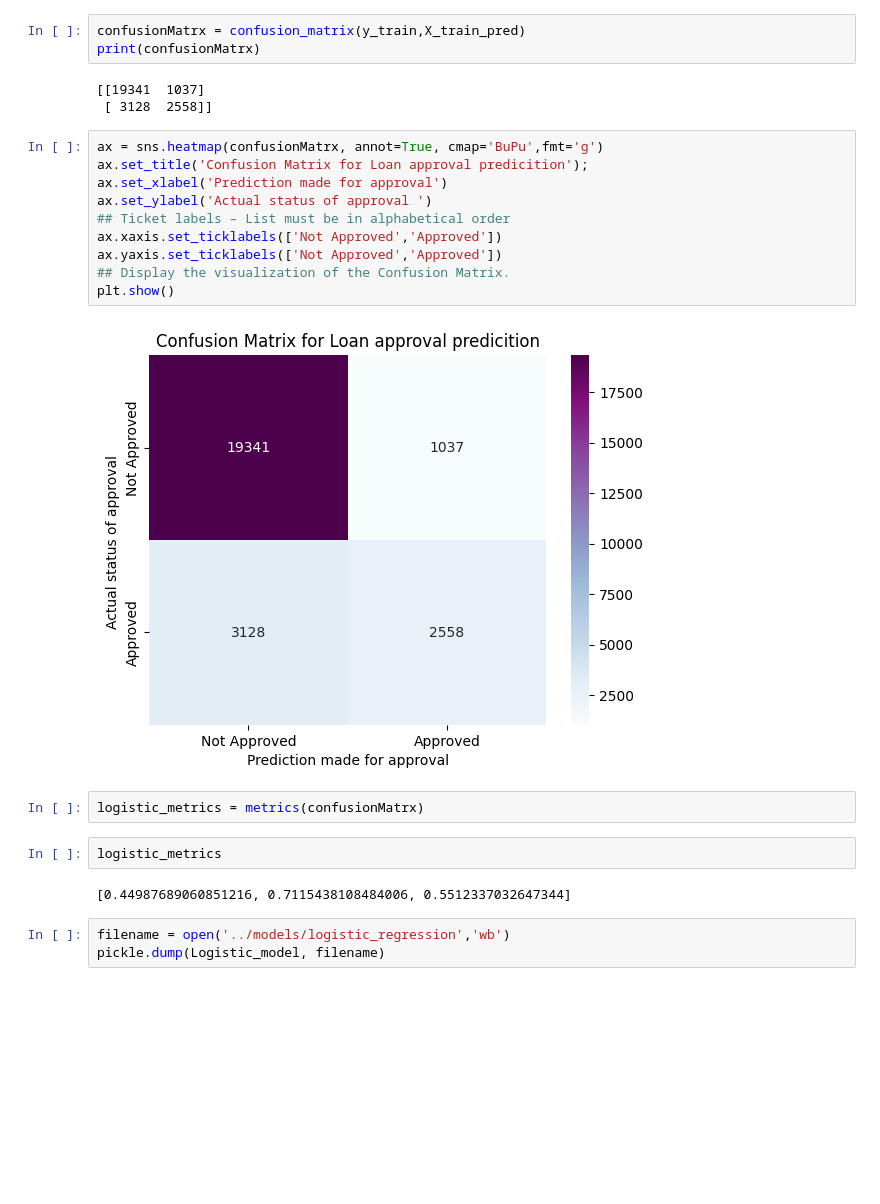
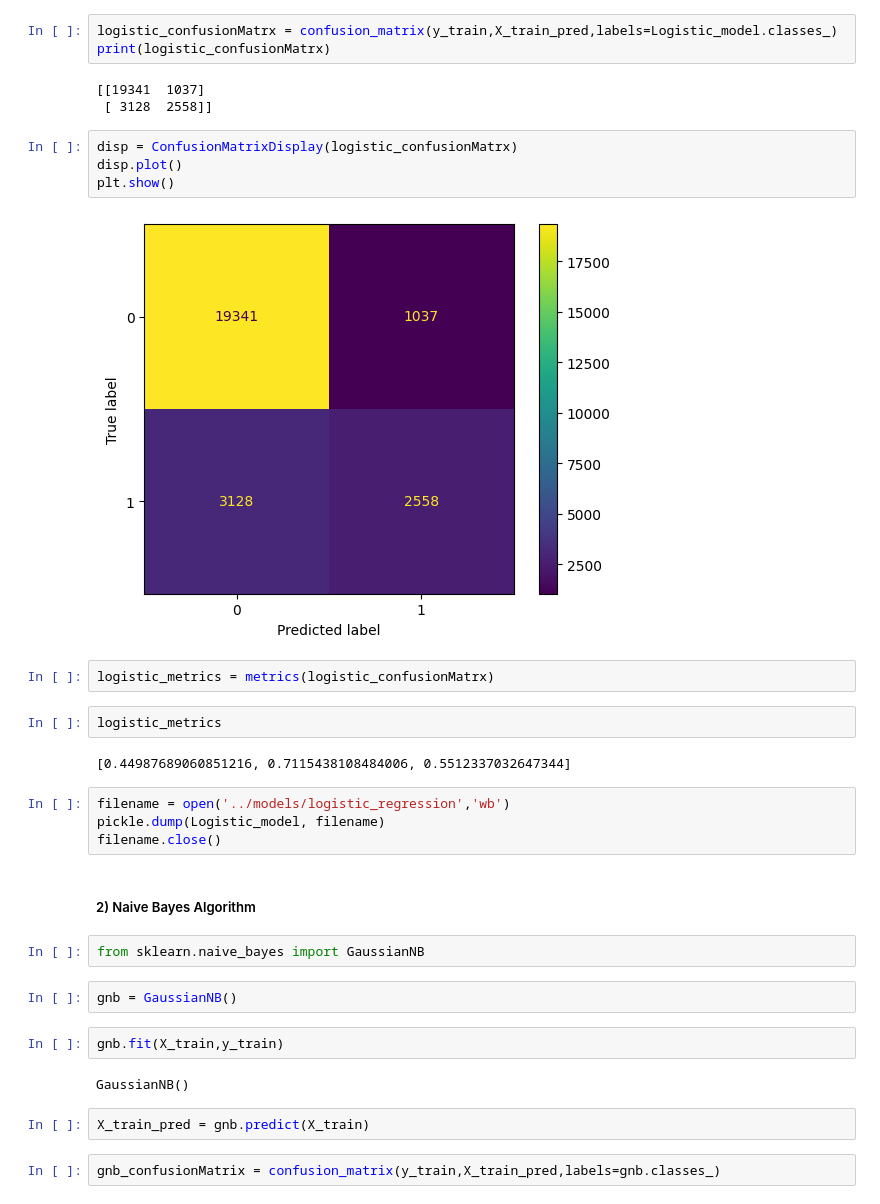
Before and after one commit to Prithvi2310/Loan-Approval-Prediction, a Jupyter notebook: ipynb files/training.ipynb, the cells around one changed output. Drawn from its saved outputs; the diff is of its cells as text; blank space fills up the shorter version.

Commit message:
2 models done

```diff
--- a/ipynb files/training.ipynb
+++ b/ipynb files/training.ipynb
@@ -54,25 +55,19 @@ LogisticRegression()
 # %%
 X_train_pred = Logistic_model.predict(X_train)
 # %%
-confusionMatrx = confusion_matrix(y_train,X_train_pred)
-print(confusionMatrx)
+logistic_confusionMatrx = confusion_matrix(y_train,X_train_pred,labels=Logistic_model.classes_)
+print(logistic_confusionMatrx)
 # %% [output]
 [[19341  1037]
  [ 3128  2558]]
-# %%
-ax = sns.heatmap(confusionMatrx, annot=True, cmap='BuPu',fmt='g')
-ax.set_title('Confusion Matrix for Loan approval predicition');
-ax.set_xlabel('Prediction made for approval')
-ax.set_ylabel('Actual status of approval ')
-## Ticket labels – List must be in alphabetical order
-ax.xaxis.set_ticklabels(['Not Approved','Approved'])
-ax.yaxis.set_ticklabels(['Not Approved','Approved'])
-## Display the visualization of the Confusion Matrix.
-plt.show()
-# %% [output]
-[figure, removed]
+# %%
+disp = ConfusionMatrixDisplay(logistic_confusionMatrx)
+disp.plot()
+plt.show()
+# %% [output]
+[figure, added]
 # %%
-logistic_metrics = metrics(confusionMatrx)
+logistic_metrics = metrics(logistic_confusionMatrx)
 # %%
 logistic_metrics
 # %% [output]
@@ -80,3 +75,18 @@ logistic_metrics
 # %%
 filename = open('../models/logistic_regression','wb')
 pickle.dump(Logistic_model, filename)
+filename.close()
+# %% [markdown]
+##### 2) Naive Bayes Algorithm
+# %%
+from sklearn.naive_bayes import GaussianNB
+# %%
+gnb = GaussianNB()
+# %%
+gnb.fit(X_train,y_train)
+# %% [output]
+GaussianNB()
+# %%
+X_train_pred = gnb.predict(X_train)
+# %%
+gnb_confusionMatrix = confusion_matrix(y_train,X_train_pred,labels=gnb.classes_)
```
Also changed, not shown: parts of 8 cells of this notebook, 1 other file.
